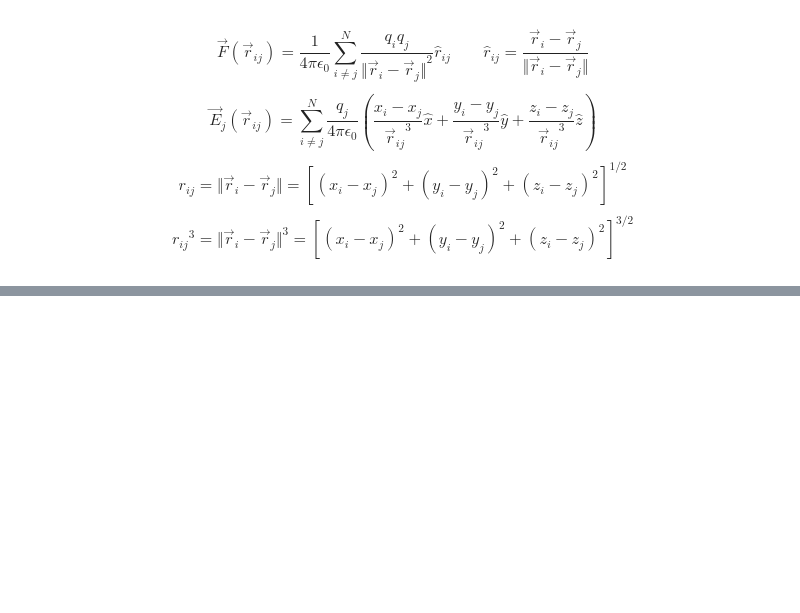
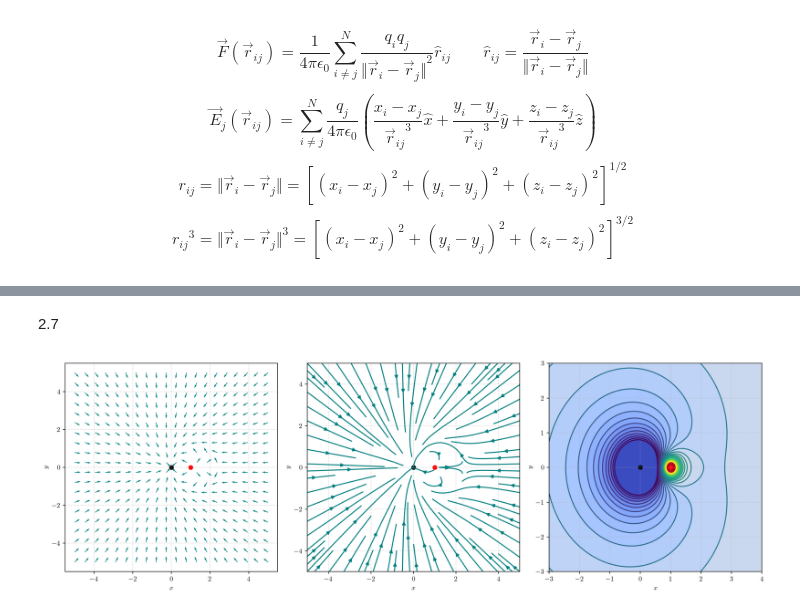
Before and after one commit to XDMustafa/Electromagnetic-Milford-Solution, a Jupyter notebook: Notebook/Miford_sol2.ipynb, the cells around one changed output, grey strips where cells are left out. Cells and saved outputs as stored; diff of their text form; code cells hidden in the pictures; blank space fills up the shorter version.

```diff
--- a/Notebook/Miford_sol2.ipynb
+++ b/Notebook/Miford_sol2.ipynb
@@ -29,0 +97,61 @@ def r_ij(r_i: np.ndarray, r_j: np.ndarray): return np.linalg.norm(r_i-r_j)
+# %% [markdown]
+2.7
+# %%
+q1 = -1.0 ; q2 = 1/3 ; a = 1
+x1, y1 = 0, 0 ; x2, y2 = a, 0
+dif, ax = plt.subplots(1,3,figsize=(15,5),dpi=150)
+x = np.linspace(-5,5,20)
+y = np.linspace(-5,5,20)
+
+X, Y = np.meshgrid(x,y)
+
+R_1 = ((X - x1)**2 + (Y - y1)**2)**1.5 + 1e-10
+R_2 = ((X - x2)**2 + (Y - y2)**2)**1.5 + 1e-10
+
+VX1 = q1 * (X - x1) / R_1
+VY1 = q1 * (Y - y1) / R_1
+
+VX2 = q2 * (X - x2) / R_2
+VY2 = q2 * (Y - y2) / R_2
+
+VX = VX1 + VX2
+VY = VY1 + VY2
+
+S = np.sqrt(VX**2+VY**2) + 1e-10
+
+ax[0].quiver(X,Y,VX/S,VY/S,color='teal')
+ax[1].streamplot(X,Y,VX,VY,color='teal')
+level = np.linspace(-1,1,30)
+
+x_fine = np.linspace(-3, 4, 200)
+y_fine = np.linspace(-3, 3, 200)
+X_f, Y_f = np.meshgrid(x_fine, y_fine)
+
+R1_f = np.sqrt((X_f - x1)**2 + (Y_f - y1)**2) + 1e-10
+R2_f = np.sqrt((X_f - x2)**2 + (Y_f - y2)**2) + 1e-10
+
+VX1_f = q1 * (X_f - x1) / R1_f**3
+VY1_f = q1 * (Y_f - y1) / R1_f**3
+
+VX2_f = q2 * (X_f - x2) / R2_f**3
+VY2_f = q2 * (Y_f - y2) / R2_f**3
+
+VX_f = VX1_f + VX2_f
+VY_f = VY1_f + VY2_f
+
+V1 = q1 / R1_f
+V2 = q2 / R2_f
+V = V1 + V2
+
+ax[2].contourf(X_f, Y_f, V,levels =level, extend='both',cmap='coolwarm')
+ax[2].contour(X_f, Y_f, V,levels =level, extend='both')
+
+for i in [0,1,2]:
+    ax[i].set_xlabel('$x$')
+    ax[i].set_ylabel('$y$')
+    ax[i].grid(True,alpha=0.4,linestyle='--')
+    ax[i].scatter(x1, y1, color='black', label=f'$q_1={q1}$')
+    ax[i].scatter(x2, y2, color='red', label=f'$q_2={q2}$')
+plt.tight_layout()
+# %% [output]
+[figure, added]
```
Also changed, not shown: parts of 10 cells of this notebook, 25 other files.
